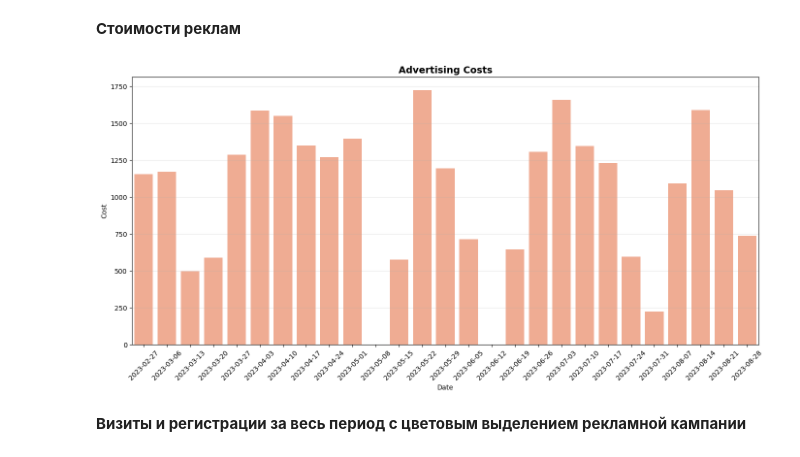
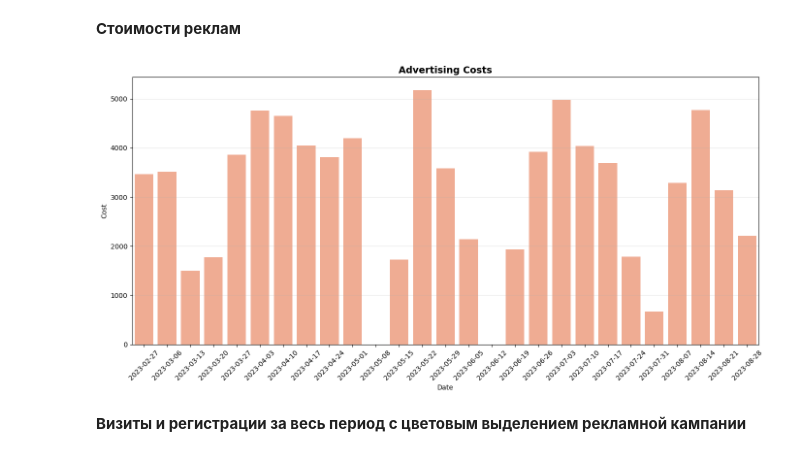
Before and after one commit to violetta-rybakova/data-analytics-project-100, a Jupyter notebook: charts_project.ipynb, the cells around one changed output. Cells and saved outputs as stored; diff of their text form; code cells hidden in the pictures.

```diff
--- a/charts_project.ipynb
+++ b/charts_project.ipynb
@@ -396,18 +396,23 @@ plt.show()
 # %% [markdown]
 **Стоимости реклам**
+# %%
+df_cost = ads_conversion_df.copy()
+df_cost['date_week'] = pd.to_datetime(df_cost['date_group'])
+df_cost['date_week'] = df_cost['date_week'].dt.to_period('W').dt.start_time.dt.date
+df_cost = df_cost.groupby(['date_week'])['cost'].sum().reset_index()
 # %%
 plt.figure(figsize=(14, 7))
-sns.barplot(data=df_visual_platform, x='date_week', y='cost', color='coral', alpha=0.7)
+sns.barplot(data=df_cost, x='date_week', y='cost', color='coral', alpha=0.7)
 plt.title('Advertising Costs', fontsize=14, fontweight='bold')
 plt.xlabel('Date')
 plt.ylabel('Cost')
 plt.xticks(rotation=45)
 plt.grid(True, alpha=0.3, axis='y')
 plt.tight_layout()
 plt.savefig('./charts/Ads_cost.png')
 plt.show()
 # %% [output]
-[figure, old version]
+[figure, new version]
 # %% [markdown]
 **Визиты и регистрации за весь период с цветовым выделением рекламной кампании**
 # %% [markdown]
```
Also changed, not shown: parts of 2 cells of this notebook.
